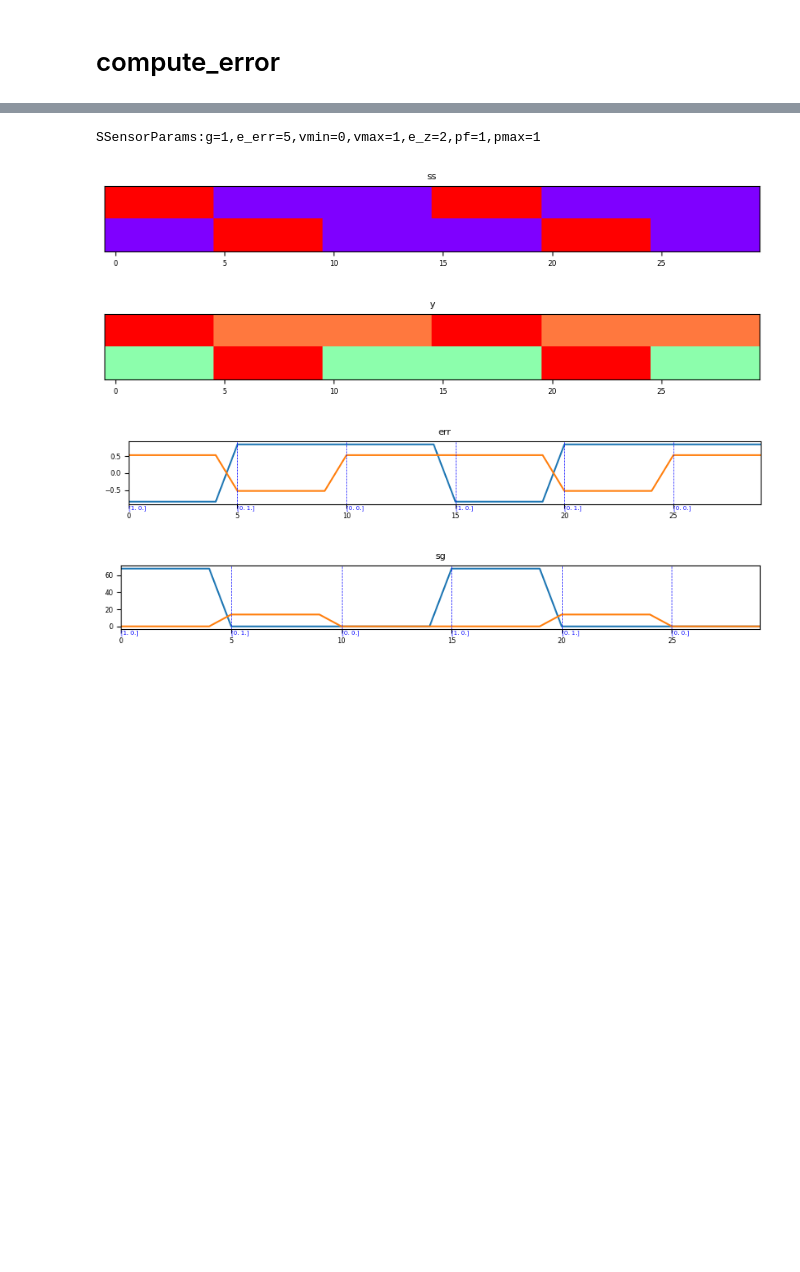
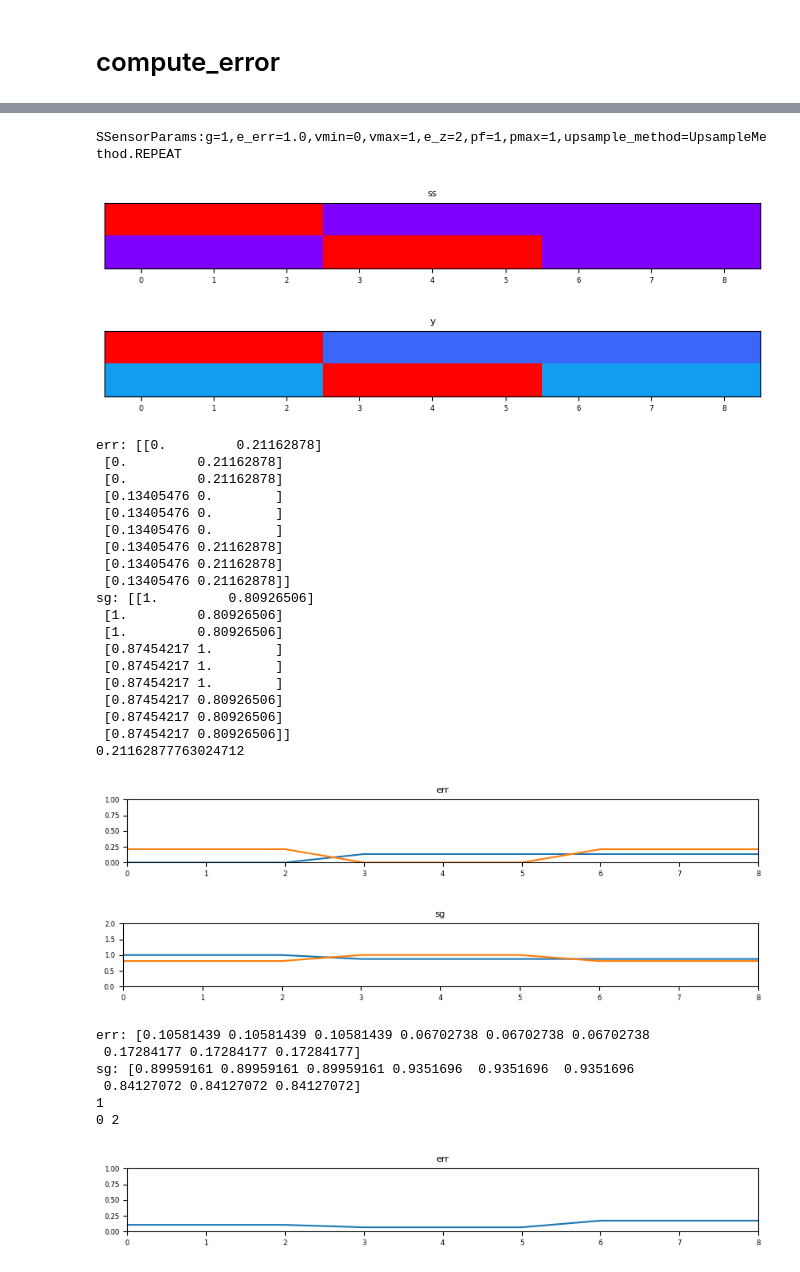
Before and after one commit to einnovator/spikeml, a Jupyter notebook: nb/test_feedback.ipynb, the cells around one changed output, grey strips where cells are left out. Saved outputs shown, nothing was run; the diff lists cells and outputs as text; code cells hidden in the pictures; blank space fills up the shorter version.

Commit message:
change: compute_err

```diff
--- a/nb/test_feedback.ipynb
+++ b/nb/test_feedback.ipynb
@@ -199,25 +204,65 @@ max: R: 2 ; s: [1 0] ; y: [1 1] -> err: 0.50
 # %%
 
-def test_compute_error_N():
-    params = SSensorParams()
+def test_compute_error_N(scale=1):
+    params = SSensorParams(e_err=1)
     print(params.fmt())
-    ss = signal_pulse(2, T=5, L=2, s=[0,1,-1], value=1)
-    r = np.random.normal(loc=0, scale=1, size=ss.shape[-1])
-    y = ss + r
+    ss = signal_pulse(2, T=3, L=1, s=[0,1,-1], value=1)
+    r = np.random.normal(loc=0, scale=scale, size=ss.shape[-1])
+    y = np.clip(ss + r, params.vmin, params.vmax)
     plot_xt(ss, title='ss')
     plot_xt(y, title='y')
     err = compute_error(ss, y, mean=False)
     sg = compute_sg(err, params)
-    #print('err:', err)
-    #print('sg:', sg)
-    plot_data(err, title=f'err', callback=lambda ax: plot_input(ss,ax=ax))
-    plot_data(sg, title=f'sg', callback=lambda ax: plot_input(ss,ax=ax))
+    print('err:', err)
+    print('sg:', sg)
+    #plot_data(err, title=f'err', callback=lambda ax: plot_input(ss,ax=ax), ylim=(0,ymax))
+    #plot_data(sg, title=f'sg', callback=lambda ax: plot_input(ss,ax=ax), ylim=(0,ymax))
+    print(err.max())
+    plot_data(err, title=f'err', ylim=(0,max(.1, round(err.max()+1))))
+    plot_data(sg, title=f'sg', ylim=(0,round(sg.max()+1)))
+
+    err = compute_error(ss, y, mean=True)
+    sg = compute_sg(err, params)
+    print('err:', err)
+    print('sg:', sg)
+    #plot_data(err, title=f'err', callback=lambda ax: plot_input(ss,ax=ax), ylim=(0,max(.1, err.max())))
+    #plot_data(sg, title=f'sg', callback=lambda ax: plot_input(ss,ax=ax), ylim=(0,max(.1, sg.max())))
+    print(max(.1, round(err.max()+1)))
+    print(0,round(sg.max()+1))
+    plot_data(err, title=f'err', ylim=(0,max(.1, round(err.max()+1))))
+    plot_data(sg, title=f'sg', ylim=(0,round(sg.max()+1)))
 
 
-test_compute_error_N()
+test_compute_error_N(scale=.5)
 # %% [output]
-SSensorParams:g=1,e_err=5,vmin=0,vmax=1,e_z=2,pf=1,pmax=1
+SSensorParams:g=1,e_err=1.0,vmin=0,vmax=1,e_z=2,pf=1,pmax=1,upsample_method=UpsampleMethod.REPEAT
-[figure, old version]
+[figure, new version]
-[figure, old version]
+[figure, new version]
+err: [[0.         0.21162878]
+ [0.         0.21162878]
+ [0.         0.21162878]
+ [0.13405476 0.        ]
+ [0.13405476 0.        ]
+ [0.13405476 0.        ]
+ [0.13405476 0.21162878]
+ [0.13405476 0.21162878]
+ [0.13405476 0.21162878]]
+sg: [[1.         0.80926506]
+ [1.         0.80926506]
+ [1.         0.80926506]
+ [0.87454217 1.        ]
+ [0.87454217 1.        ]
+ [0.87454217 1.        ]
+ [0.87454217 0.80926506]
+ [0.87454217 0.80926506]
+ [0.87454217 0.80926506]]
+0.21162877763024712
-[figure, old version]
+[figure, new version]
-[figure, old version]
+[figure, new version]
+err: [0.10581439 0.10581439 0.10581439 0.06702738 0.06702738 0.06702738
+ 0.17284177 0.17284177 0.17284177]
+sg: [0.89959161 0.89959161 0.89959161 0.9351696  0.9351696  0.9351696
+ 0.84127072 0.84127072 0.84127072]
+1
+0 2
+[figure, added]
```
Also changed, not shown: parts of 6 cells of this notebook, 1 other file.
